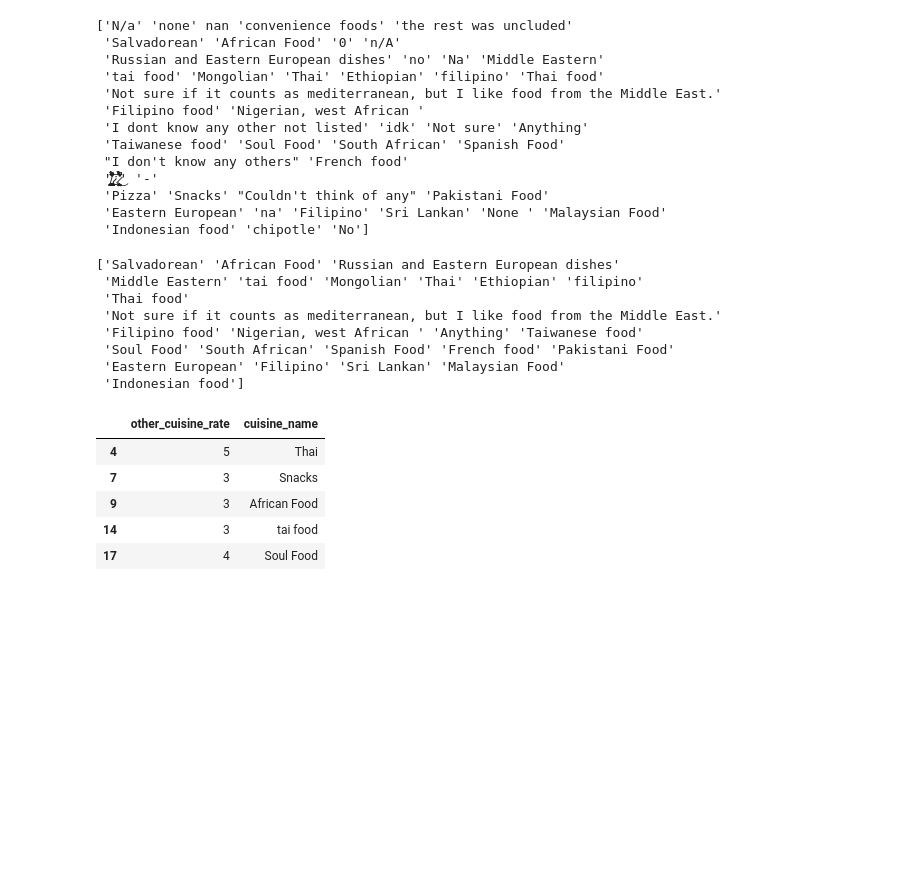
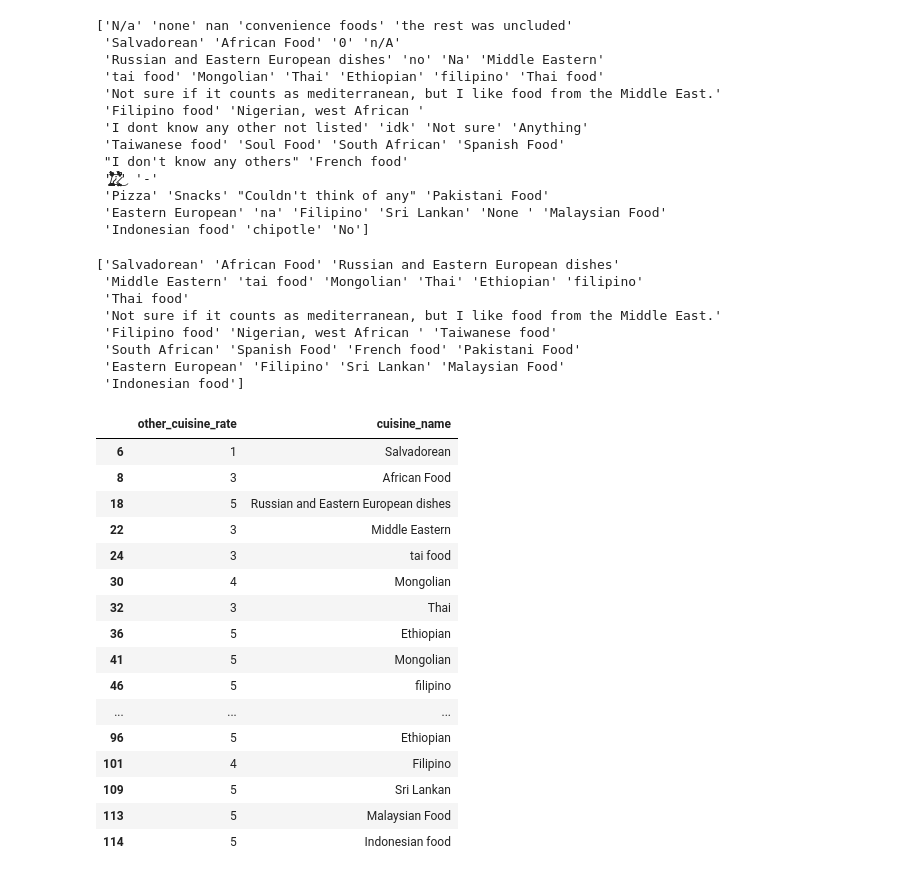
Before and after one commit to LydiaNiu/cs105_t7_miniproj, a Jupyter notebook: T7_mini_proj.ipynb, the cells around one changed output. Saved outputs shown, nothing was run; the diff lists cells and outputs as text; code cells hidden in the pictures; blank space fills up the shorter version.

```diff
--- a/T7_mini_proj.ipynb
+++ b/T7_mini_proj.ipynb
@@ -125,34 +125,44 @@ df3 = df3.rename(columns={
  'Pizza' 'Snacks' "Couldn't think of any" 'Pakistani Food'
  'Eastern European' 'na' 'Filipino' 'Sri Lankan' 'None ' 'Malaysian Food'
  'Indonesian food' 'chipotle' 'No']
-# %%
-df3_cleaned = df3.replace(['nan','0','NA', 'na', 'Na', 'N/A','N/a',"Couldn't think of any", "n/A", "no","none",
-                           "Not sure","I don't know any others", "N/a",'the rest was uncluded','None ', 'No','idk',
-                           '̸̧̛̺̹̟̮͇͖̺̹͇͉̪̹͇͇̈́́̒̋͌̄̑̊̍̔͘͝ͅͅ¿̷̨̯̖̯͙̳̙̖̹̱̤͎̱̤̳́͛̈́̈́̈́̒̉͊͛̕͘̚̕͜','I dont know any other not listed','-','Snacks',"Pizza",'chipotle','convenience foods'], pd.NA).dropna()
-print(df3_cleaned["cuisine_name"].unique())
-# %% [output]
-['Salvadorean' 'African Food' 'Russian and Eastern European dishes'
- 'Middle Eastern' 'tai food' 'Mongolian' 'Thai' 'Ethiopian' 'filipino'
- 'Thai food'
- 'Not sure if it counts as mediterranean, but I like food from the Middle East.'
- 'Filipino food' 'Nigerian, west African ' 'Anything' 'Taiwanese food'
- 'Soul Food' 'South African' 'Spanish Food' 'French food' 'Pakistani Food'
- 'Eastern European' 'Filipino' 'Sri Lankan' 'Malaysian Food'
- 'Indonesian food']
 # %%
 # clean the data
-df3_cleaned = df3.replace(['nan','0','NA', 'na', 'Na', 'N/A','N/a',"Couldn't think of any", "n/A", "no","none","Not sure","I don't know any others"], pd.NA).dropna()
+df3_cleaned = df3.replace(['nan','0','NA', 'na', 'Na', 'N/A','N/a',"Couldn't think of any", "n/A", "no","none",
+                           "Not sure","I don't know any others", "N/a",'the rest was uncluded','None ', 'No','idk',
+                           '̸̧̛̺̹̟̮͇͖̺̹͇͉̪̹͇͇̈́́̒̋͌̄̑̊̍̔͘͝ͅͅ¿̷̨̯̖̯͙̳̙̖̹̱̤͎̱̤̳́͛̈́̈́̈́̒̉͊͛̕͘̚̕͜','I dont know any other not listed','-','Snacks',"Pizza",'chipotle','convenience foods',
+                           'Anything','Soul Food'], pd.NA).dropna()
+print(df3_cleaned["cuisine_name"].unique())
+
 # convert to numeric
 df3_cleaned['other_cuisine_rate'] = (df3_cleaned['other_cuisine_rate'].astype(str).str.split(' - ').str[0])
 df3_cleaned['other_cuisine_rate'] = pd.to_numeric(df3_cleaned['other_cuisine_rate'], errors='coerce')
-df3_cleaned.head()
+df3_cleaned
 # %% [output]
+['Salvadorean' 'African Food' 'Russian and Eastern European dishes'
+ 'Middle Eastern' 'tai food' 'Mongolian' 'Thai' 'Ethiopian' 'filipino'
+ 'Thai food'
+ 'Not sure if it counts as mediterranean, but I like food from the Middle East.'
+ 'Filipino food' 'Nigerian, west African ' 'Taiwanese food'
+ 'South African' 'Spanish Food' 'French food' 'Pakistani Food'
+ 'Eastern European' 'Filipino' 'Sri Lankan' 'Malaysian Food'
+ 'Indonesian food']
 |  | other_cuisine_rate | cuisine_name |
-| 4 | 5 | Thai |
-| 7 | 3 | Snacks |
-| 9 | 3 | African Food |
-| 14 | 3 | tai food |
-| 17 | 4 | Soul Food |
+| 6 | 1 | Salvadorean |
+| 8 | 3 | African Food |
+| 18 | 5 | Russian and Eastern European dishes |
+| 22 | 3 | Middle Eastern |
+| 24 | 3 | tai food |
+| 30 | 4 | Mongolian |
+| 32 | 3 | Thai |
+| 36 | 5 | Ethiopian |
+| 41 | 5 | Mongolian |
+| 46 | 5 | filipino |
+| ... | ... | ... |
+| 96 | 5 | Ethiopian |
+| 101 | 4 | Filipino |
+| 109 | 5 | Sri Lankan |
+| 113 | 5 | Malaysian Food |
+| 114 | 5 | Indonesian food |
 # %%
 # remove 'Other Cuisine' column
 fav_cuisine = fav_cuisine.drop('Other Cuisine (please specify in the next question)', axis=1, errors='ignore')
```
Also changed, not shown: parts of 4 cells of this notebook.
